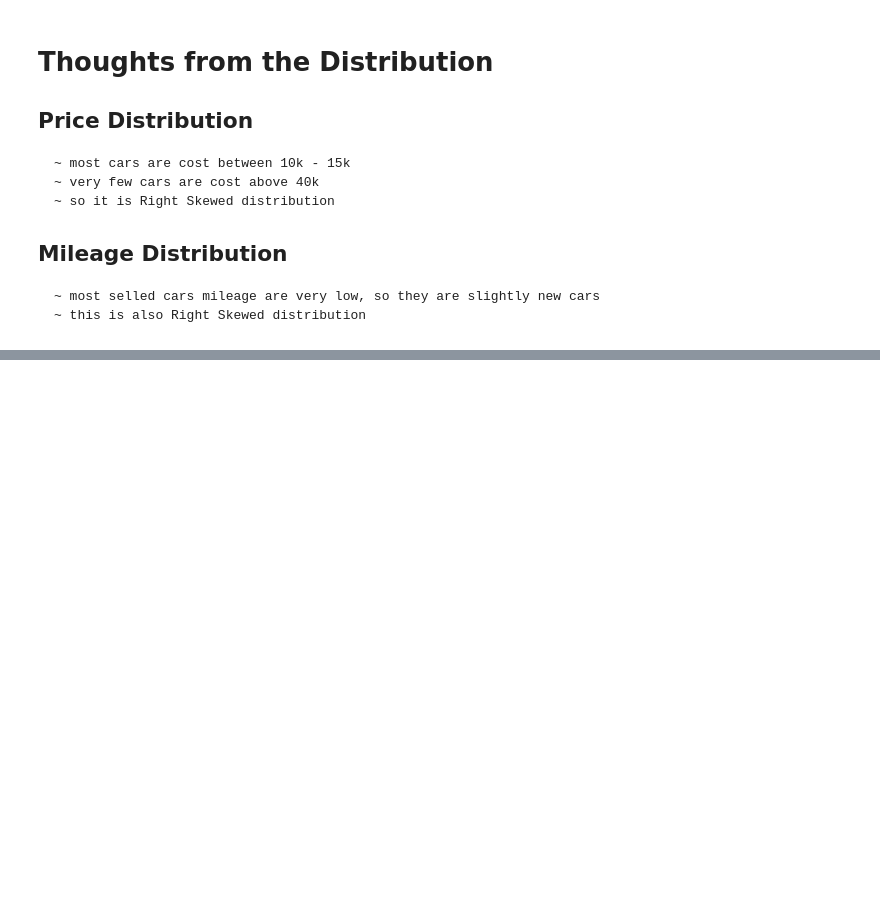
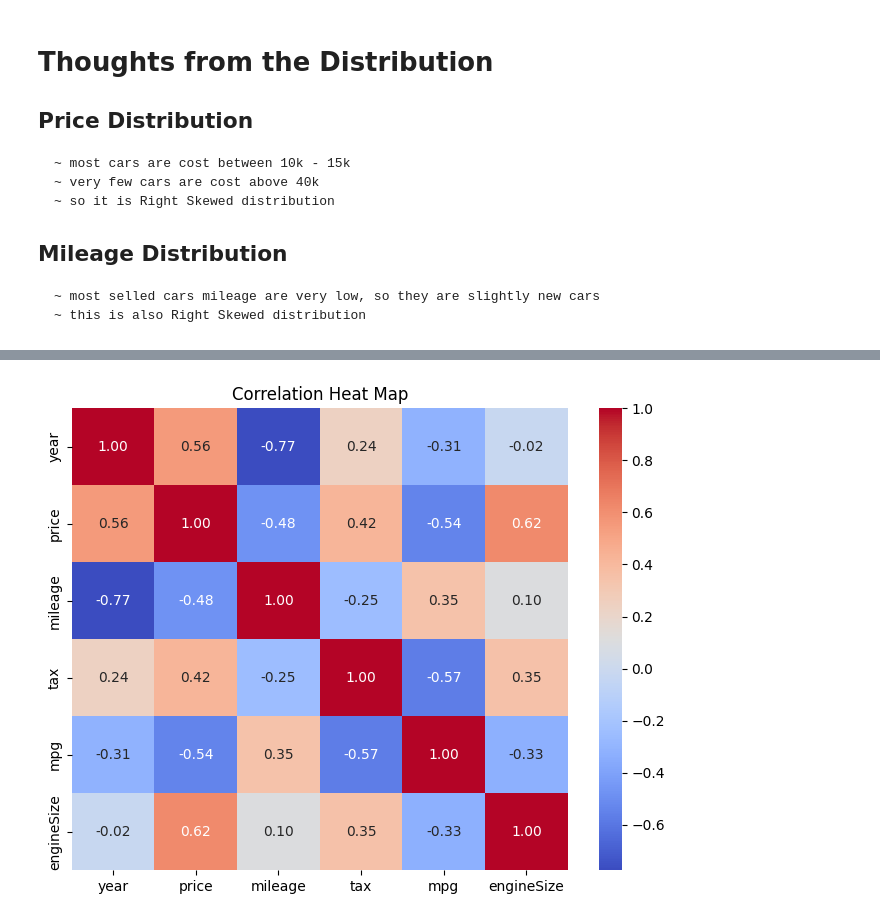
Before and after one commit to DineshMSDian/Used-Car-Price-Prediction, a Jupyter notebook: EDA.ipynb, the cells around one changed output, grey strips where cells are left out. Drawn from its saved outputs; the diff is of its cells as text; code cells hidden in the pictures; blank space fills up the shorter version.

```diff
--- a/EDA.ipynb
+++ b/EDA.ipynb
@@ -91,0 +96,10 @@ Text(0.5, 1.0, 'Mileage Distribution')
+# %%
+fig, ax = plt.subplots(figsize=(8, 6))
+
+# Plotting Heatmap
+corr_mat = df.corr(numeric_only=True)
+sns.heatmap(corr_mat, annot=True, cmap='coolwarm', fmt='.2f')
+ax.set_title('Correlation Heat Map')
+plt.show()
+# %% [output]
+[figure, added]
```
Also changed, not shown: parts of 2 cells of this notebook.
